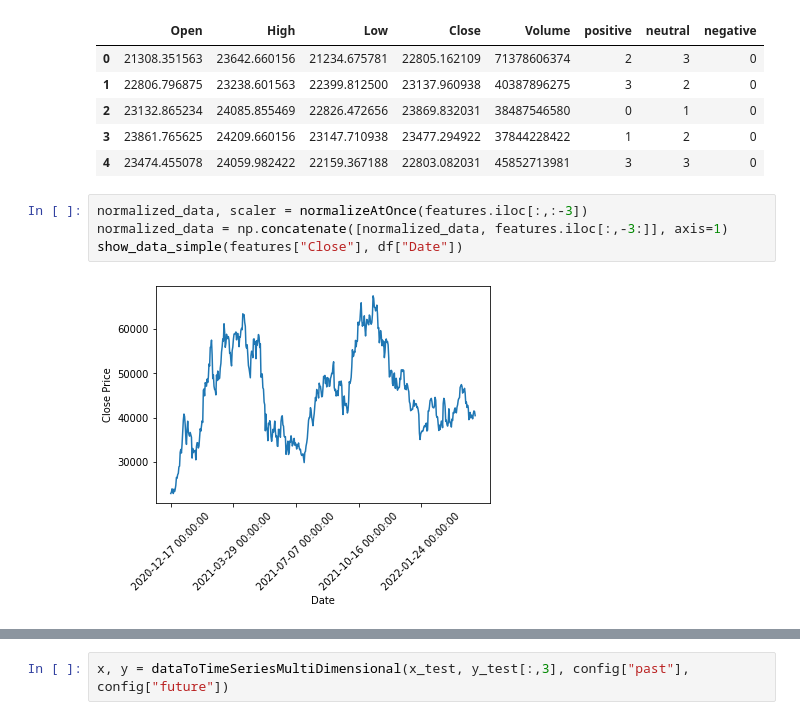
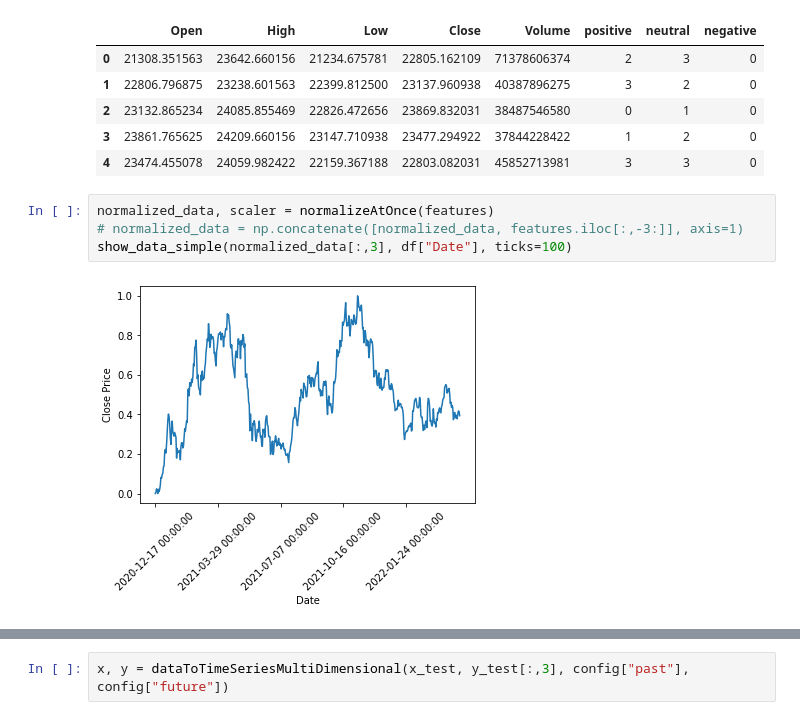
Before and after one commit to andrei-aleksanian/Bitcoin-price-prediction, a Jupyter notebook: src/regressionWithNews.ipynb, the cells around one changed output, grey strips where cells are left out. Cells and saved outputs as stored; diff of their text form.

```diff
--- a/src/regressionWithNews.ipynb
+++ b/src/regressionWithNews.ipynb
@@ -21,8 +22,8 @@ features.head()
 | 3 | 23861.765625 | 24209.660156 | 23147.710938 | 23477.294922 | 37844228422 | 1 | 2 | 0 |
 | 4 | 23474.455078 | 24059.982422 | 22159.367188 | 22803.082031 | 45852713981 | 3 | 3 | 0 |
 # %%
-normalized_data, scaler = normalizeAtOnce(features.iloc[:,:-3])
-normalized_data = np.concatenate([normalized_data, features.iloc[:,-3:]], axis=1)
-show_data_simple(features["Close"], df["Date"])
+normalized_data, scaler = normalizeAtOnce(features)
+# normalized_data = np.concatenate([normalized_data, features.iloc[:,-3:]], axis=1)
+show_data_simple(normalized_data[:,3], df["Date"], ticks=100)
 # %% [output]
-[figure, old version]
+[figure, new version]
```
Also changed, not shown: parts of 9 cells of this notebook, 34 other files.
